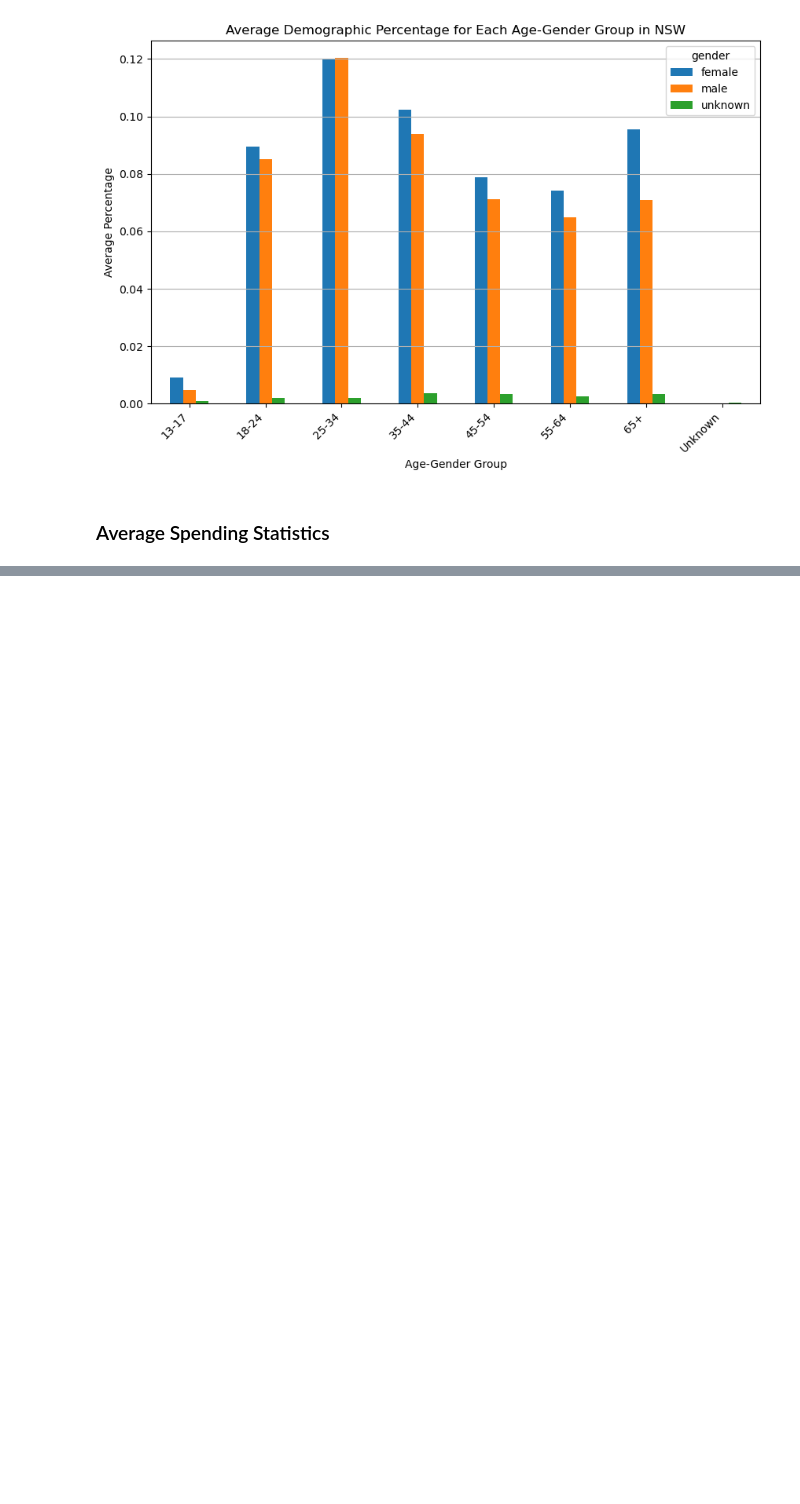
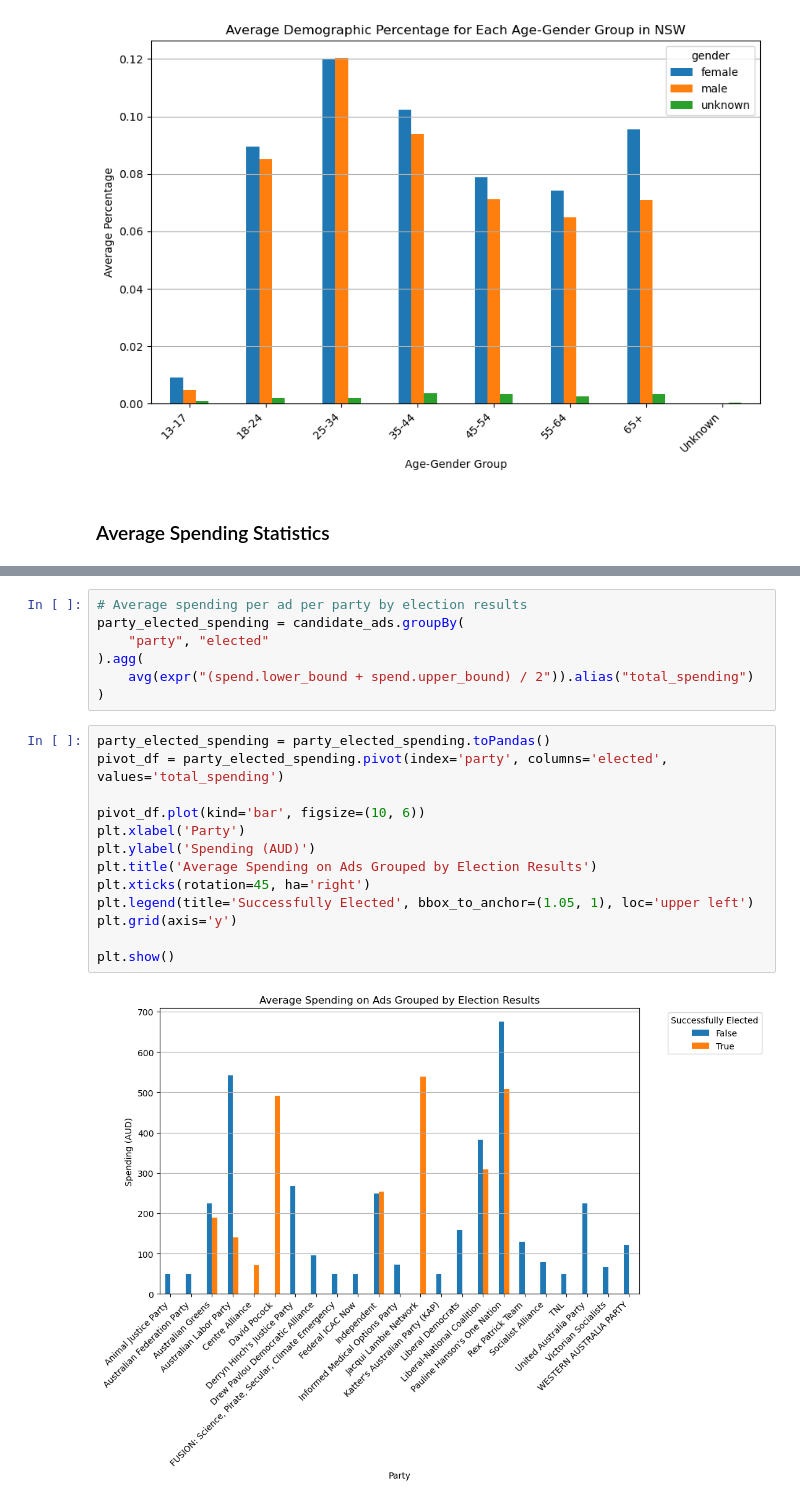
Before and after one commit to JoshuaWang8/political-ads-analysis, a Jupyter notebook: political-ad-analysis.ipynb, the cells around one changed output, grey strips where cells are left out. Cells and saved outputs as stored; diff of their text form; blank space fills up the shorter version.

```diff
--- a/political-ad-analysis.ipynb
+++ b/political-ad-analysis.ipynb
@@ -981,0 +1061,22 @@ for state in states:
+# %%
+# Average spending per ad per party by election results
+party_elected_spending = candidate_ads.groupBy(
+    "party", "elected"
+).agg(
+    avg(expr("(spend.lower_bound + spend.upper_bound) / 2")).alias("total_spending")
+)
+# %%
+party_elected_spending = party_elected_spending.toPandas()
+pivot_df = party_elected_spending.pivot(index='party', columns='elected', values='total_spending')
+
+pivot_df.plot(kind='bar', figsize=(10, 6))
+plt.xlabel('Party')
+plt.ylabel('Spending (AUD)')
+plt.title('Average Spending on Ads Grouped by Election Results')
+plt.xticks(rotation=45, ha='right')
+plt.legend(title='Successfully Elected', bbox_to_anchor=(1.05, 1), loc='upper left')
+plt.grid(axis='y')
+
+plt.show()
+# %% [output]
+[figure, added]
```
Also changed, not shown: parts of 14 cells of this notebook.
